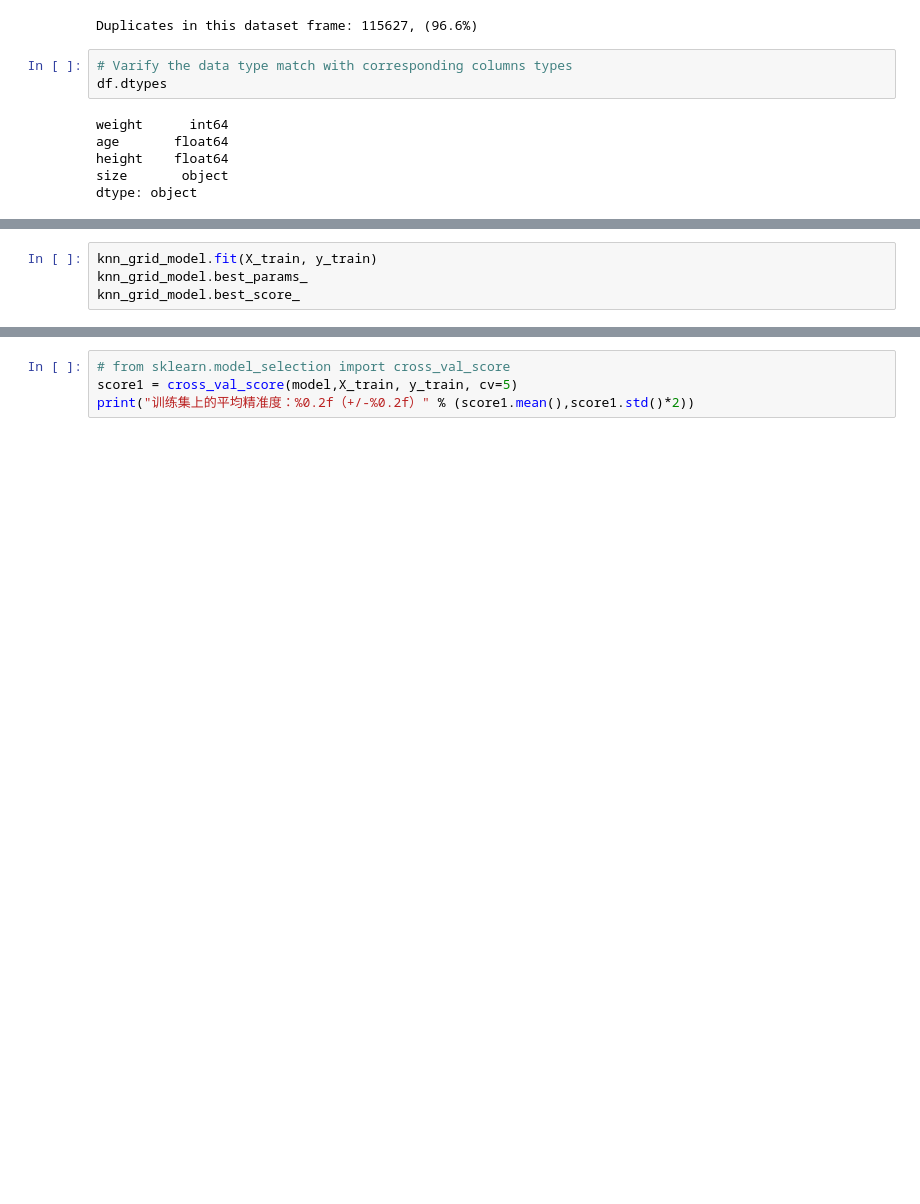
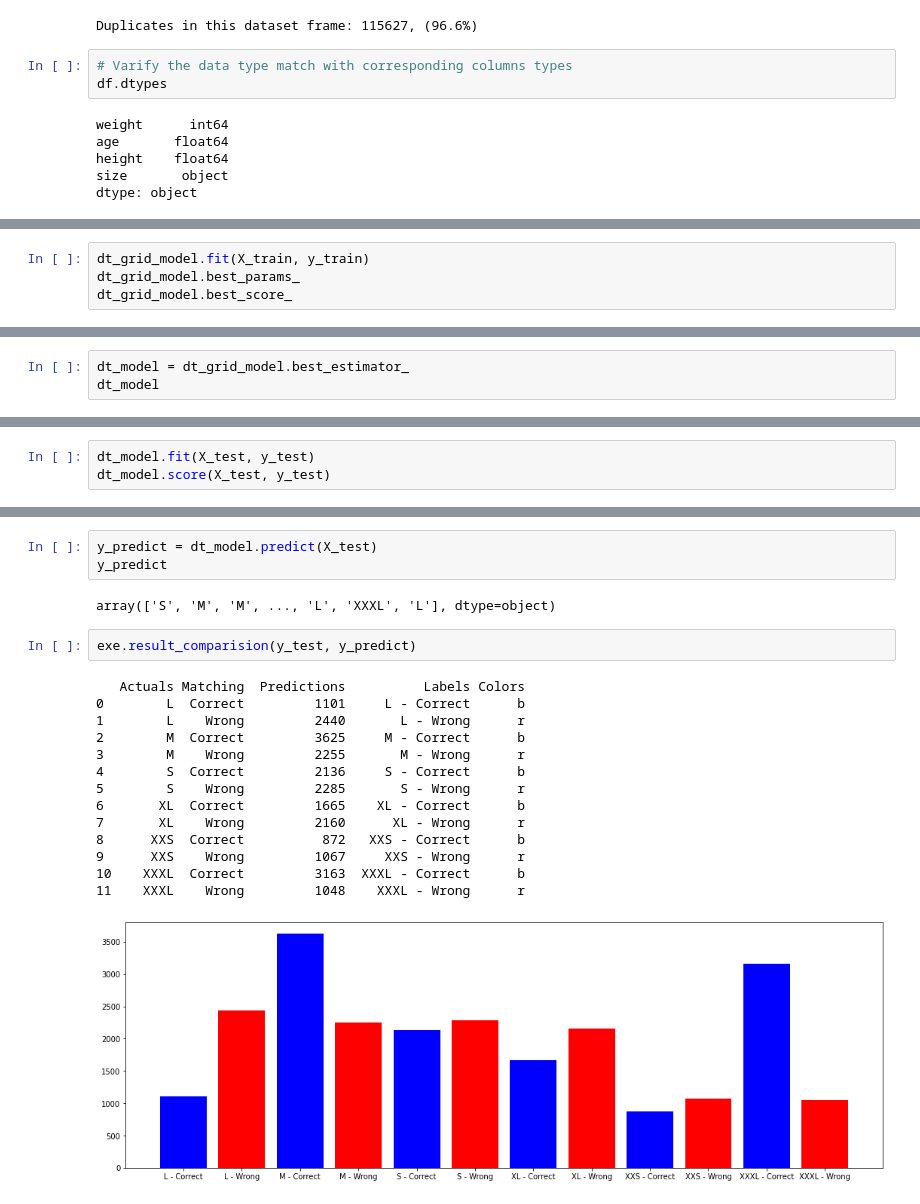
Before and after one commit to bdfd/Portfolio_Project_13-Cloth_Size_Prediction, a Jupyter notebook: Cloth_Size_Prediction.ipynb, the cells around one changed output, grey strips where cells are left out. Drawn from its saved outputs; the diff is of its cells as text; blank space fills up the shorter version.

```diff
--- a/Cloth_Size_Prediction.ipynb
+++ b/Cloth_Size_Prediction.ipynb
@@ -225,5 +225,5 @@ NameError: ignored
 # %%
-knn_grid_model.fit(X_train, y_train)
-knn_grid_model.best_params_
-knn_grid_model.best_score_
+dt_grid_model.fit(X_train, y_train)
+dt_grid_model.best_params_
+dt_grid_model.best_score_
 # %% [output]
@@ -230,0 +231,3 @@ NameError: ignored
+# %%
+dt_model = dt_grid_model.best_estimator_
+dt_model
@@ -230,0 +244,3 @@ NameError: ignored
+# %%
+dt_model.fit(X_test, y_test)
+dt_model.score(X_test, y_test)
@@ -235,4 +271,22 @@ df
-# %%
-# from sklearn.model_selection import cross_val_score
-score1 = cross_val_score(model,X_train, y_train, cv=5)
-print("训练集上的平均精准度：%0.2f（+/-%0.2f）" % (score1.mean(),score1.std()*2))
+# %%
+y_predict = dt_model.predict(X_test)
+y_predict
+# %% [output]
+array(['S', 'M', 'M', ..., 'L', 'XXXL', 'L'], dtype=object)
+# %%
+exe.result_comparision(y_test, y_predict)
+# %% [output]
+   Actuals Matching  Predictions          Labels Colors
+0        L  Correct         1101     L - Correct      b
+1        L    Wrong         2440       L - Wrong      r
+2        M  Correct         3625     M - Correct      b
+3        M    Wrong         2255       M - Wrong      r
+4        S  Correct         2136     S - Correct      b
+5        S    Wrong         2285       S - Wrong      r
+6       XL  Correct         1665    XL - Correct      b
+7       XL    Wrong         2160      XL - Wrong      r
+8      XXS  Correct          872   XXS - Correct      b
+9      XXS    Wrong         1067     XXS - Wrong      r
+10    XXXL  Correct         3163  XXXL - Correct      b
+11    XXXL    Wrong         1048    XXXL - Wrong      r
+[figure, added]
```
Also changed, not shown: parts of 22 cells of this notebook.
